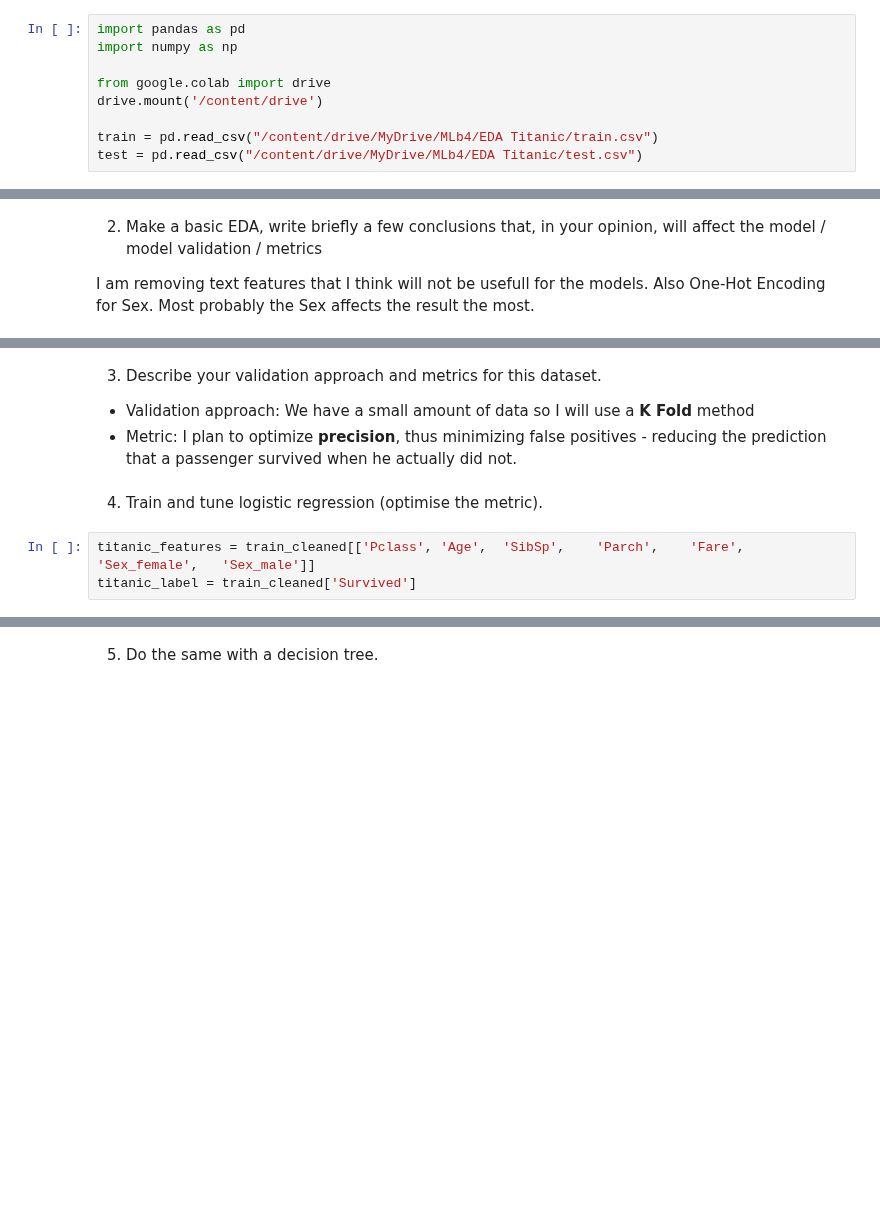
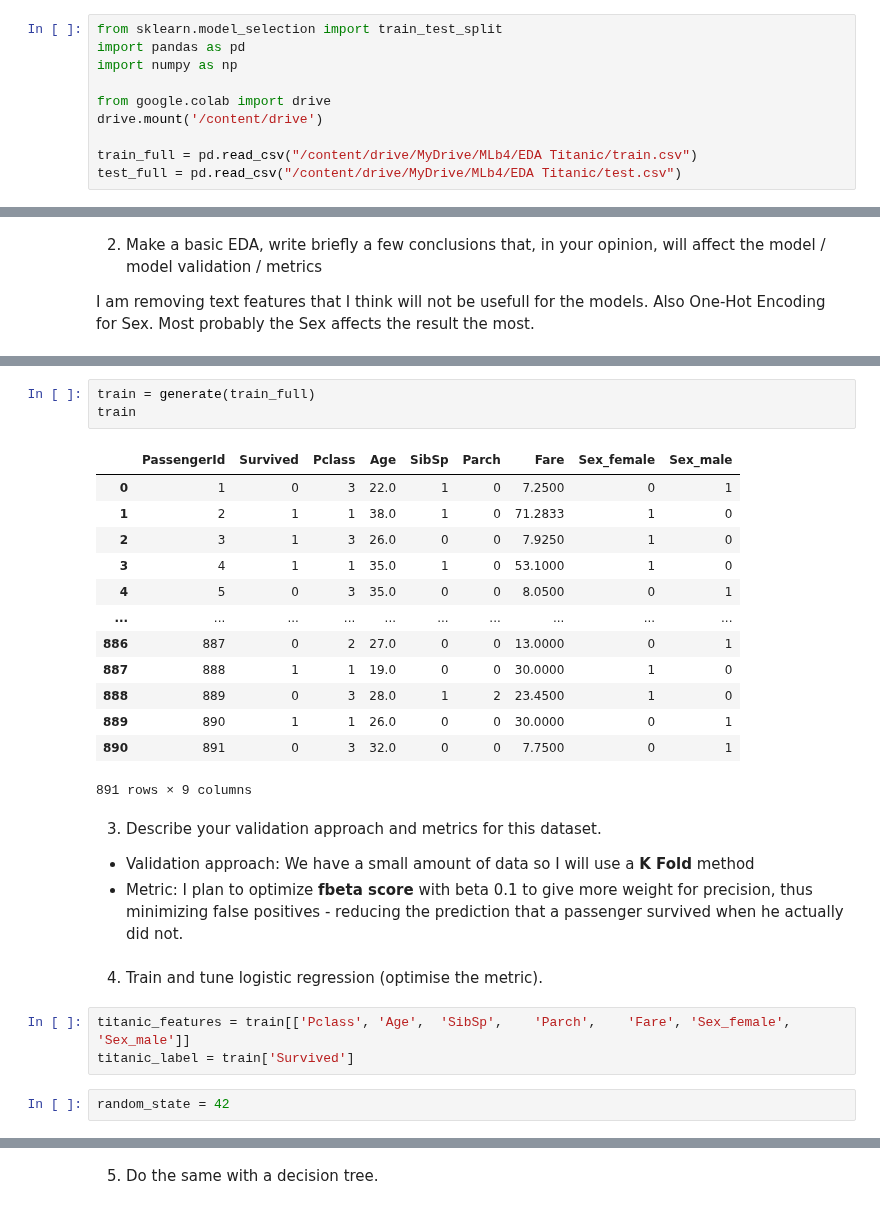
Before and after one commit to reesha-rsh/MLb4, a Jupyter notebook: Homework/Homework_6_Decision_Trees.ipynb, the cells around one changed output, grey strips where cells are left out. Drawn from its saved outputs; the diff is of its cells as text; blank space fills up the shorter version.

```diff
--- a/Homework/Homework_6_Decision_Trees.ipynb
+++ b/Homework/Homework_6_Decision_Trees.ipynb
@@ -1,12 +1,13 @@
 # %% [markdown]
 <a href="https://colab.research.google.com/github/reesha-rsh/MLb4/blob/main/Homework/Homework_6_Decision_Trees.ipynb" target="_parent"><img src="https://colab.research.google.com/assets/colab-badge.svg" alt="Open In Colab"/></a>
 # %%
+from sklearn.model_selection import train_test_split
 import pandas as pd
 import numpy as np
 
 from google.colab import drive
 drive.mount('/content/drive')
 
-train = pd.read_csv("/content/drive/MyDrive/MLb4/EDA Titanic/train.csv")
-test = pd.read_csv("/content/drive/MyDrive/MLb4/EDA Titanic/test.csv")
+train_full = pd.read_csv("/content/drive/MyDrive/MLb4/EDA Titanic/train.csv")
+test_full = pd.read_csv("/content/drive/MyDrive/MLb4/EDA Titanic/test.csv")
 # %% [output]
@@ -109,13 +40,32 @@ train_cleaned['Age'] = train_cleaned['Age'].fillna(age_median)
+# %%
+train = generate(train_full)
+train
+# %% [output]
+|  | PassengerId | Survived | Pclass | Age | SibSp | Parch | Fare | Sex_female | Sex_male |
+| 0 | 1 | 0 | 3 | 22.0 | 1 | 0 | 7.2500 | 0 | 1 |
+| 1 | 2 | 1 | 1 | 38.0 | 1 | 0 | 71.2833 | 1 | 0 |
+| 2 | 3 | 1 | 3 | 26.0 | 0 | 0 | 7.9250 | 1 | 0 |
+| 3 | 4 | 1 | 1 | 35.0 | 1 | 0 | 53.1000 | 1 | 0 |
+| 4 | 5 | 0 | 3 | 35.0 | 0 | 0 | 8.0500 | 0 | 1 |
+| ... | ... | ... | ... | ... | ... | ... | ... | ... | ... |
+| 886 | 887 | 0 | 2 | 27.0 | 0 | 0 | 13.0000 | 0 | 1 |
+| 887 | 888 | 1 | 1 | 19.0 | 0 | 0 | 30.0000 | 1 | 0 |
+| 888 | 889 | 0 | 3 | 28.0 | 1 | 2 | 23.4500 | 1 | 0 |
+| 889 | 890 | 1 | 1 | 26.0 | 0 | 0 | 30.0000 | 0 | 1 |
+| 890 | 891 | 0 | 3 | 32.0 | 0 | 0 | 7.7500 | 0 | 1 |
+891 rows × 9 columns
 # %% [markdown]
 3. Describe your validation approach and metrics for this dataset.
 
 *   Validation approach: We have a small amount of data so I will use a **K Fold** method
-*   Metric: I plan to optimize **precision**, thus minimizing false positives - reducing the prediction that a passenger survived when he actually did not.
+*   Metric: I plan to optimize **fbeta score** with beta 0.1 to give more weight for precision, thus minimizing false positives - reducing the prediction that a passenger survived when he actually did not.
 # %% [markdown]
 4. Train and tune logistic regression (optimise the metric).
 # %%
-titanic_features = train_cleaned[['Pclass',	'Age',	'SibSp',	'Parch',	'Fare',	'Sex_female',	'Sex_male']]
-titanic_label = train_cleaned['Survived']
+titanic_features = train[['Pclass',	'Age',	'SibSp',	'Parch',	'Fare',	'Sex_female',	'Sex_male']]
+titanic_label = train['Survived']
+# %%
+random_state = 42
 # %%
 from sklearn.model_selection import StratifiedKFold, GridSearchCV
 from sklearn.linear_model import LogisticRegression
```
Also changed, not shown: parts of 20 cells of this notebook.
